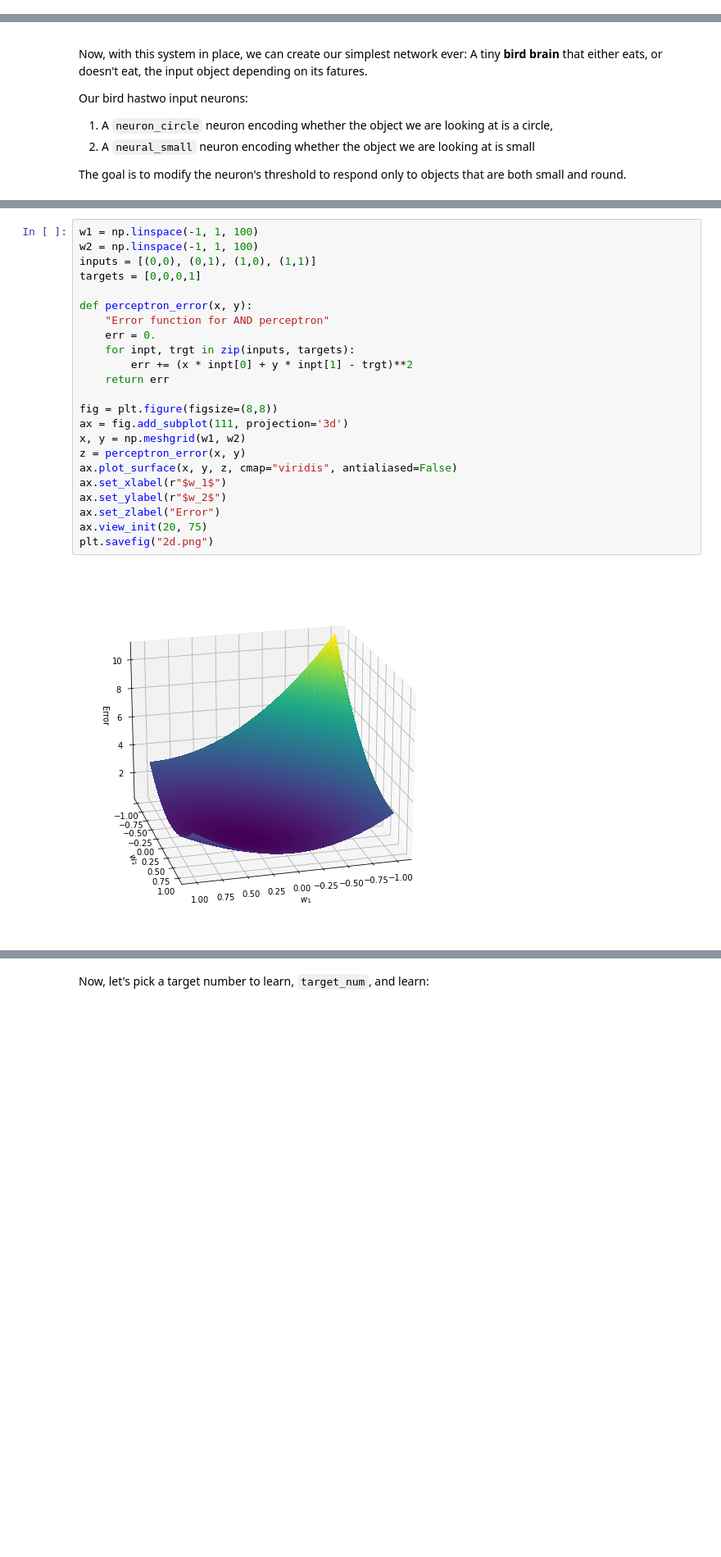
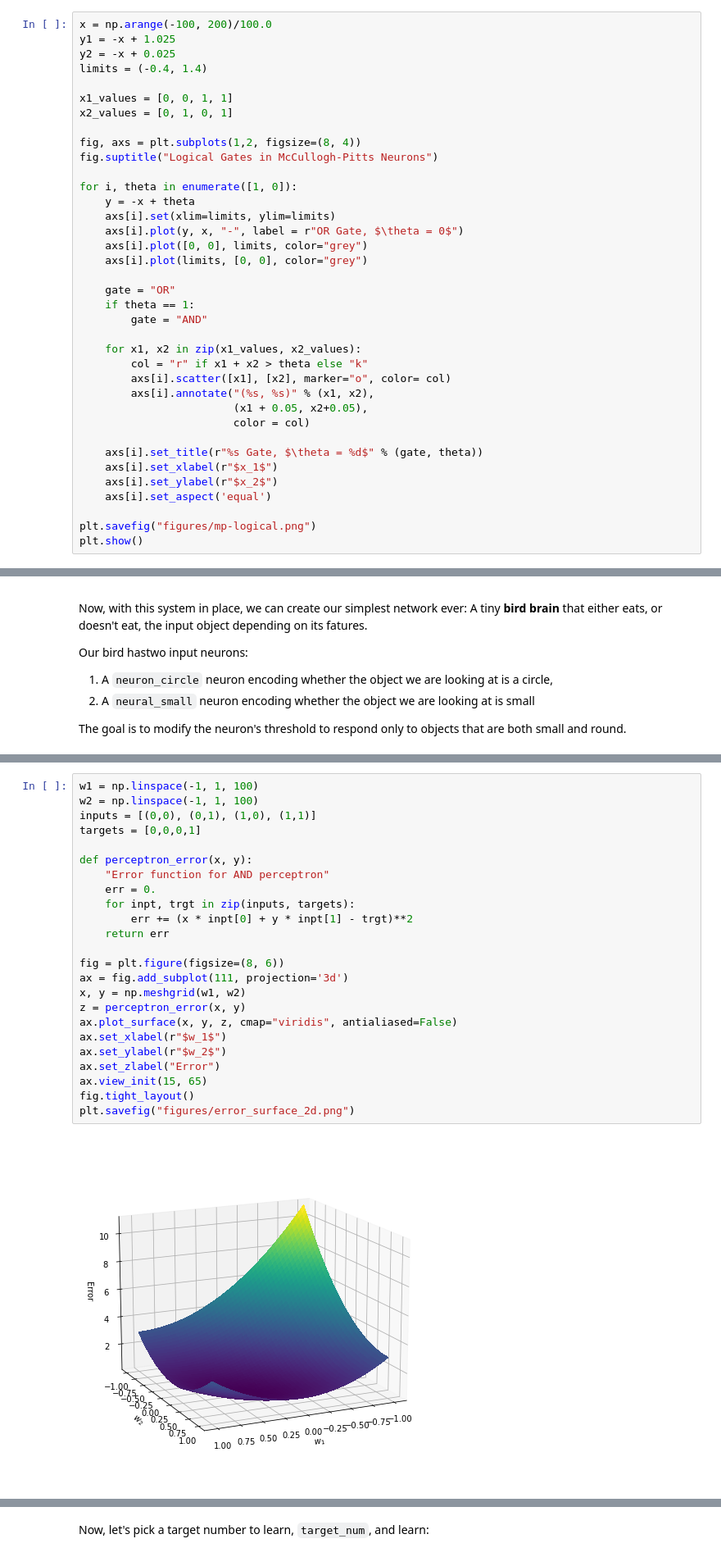
Before and after one commit to TheRealDrDre/CompCogNeuro, a Jupyter notebook: ANN/ANN_1.ipynb, the cells around one changed output, grey strips where cells are left out. Shown at 82% size. Cells and saved outputs as stored; diff of their text form; blank space fills up the shorter version.

```diff
--- a/ANN/ANN_1.ipynb
+++ b/ANN/ANN_1.ipynb
@@ -38,0 +44,37 @@ plt.show()
+# %%
+x = np.arange(-100, 200)/100.0
+y1 = -x + 1.025
+y2 = -x + 0.025
+limits = (-0.4, 1.4)
+
+x1_values = [0, 0, 1, 1]
+x2_values = [0, 1, 0, 1]
+
+fig, axs = plt.subplots(1,2, figsize=(8, 4))
+fig.suptitle("Logical Gates in McCullogh-Pitts Neurons")
+
+for i, theta in enumerate([1, 0]):
+    y = -x + theta
+    axs[i].set(xlim=limits, ylim=limits)
+    axs[i].plot(y, x, "-", label = r"OR Gate, $\theta = 0$")
+    axs[i].plot([0, 0], limits, color="grey")
+    axs[i].plot(limits, [0, 0], color="grey")
+
+    gate = "OR"
+    if theta == 1:
+        gate = "AND"
+
+    for x1, x2 in zip(x1_values, x2_values):
+        col = "r" if x1 + x2 > theta else "k"
+        axs[i].scatter([x1], [x2], marker="o", color= col)
+        axs[i].annotate("(%s, %s)" % (x1, x2),
+                        (x1 + 0.05, x2+0.05),
+                        color = col)
+
+    axs[i].set_title(r"%s Gate, $\theta = %d$" % (gate, theta))
+    axs[i].set_xlabel(r"$x_1$")
+    axs[i].set_ylabel(r"$x_2$")
+    axs[i].set_aspect('equal')
+
+plt.savefig("figures/mp-logical.png")
+plt.show()
@@ -113,25 +159,26 @@ As an example, we will learn how to create neurons that recognize simple numbers
 # %%
 w1 = np.linspace(-1, 1, 100)
 w2 = np.linspace(-1, 1, 100)
 inputs = [(0,0), (0,1), (1,0), (1,1)]
 targets = [0,0,0,1]
 
 def perceptron_error(x, y):
     "Error function for AND perceptron"
     err = 0.
     for inpt, trgt in zip(inputs, targets):
         err += (x * inpt[0] + y * inpt[1] - trgt)**2
     return err
 
-fig = plt.figure(figsize=(8,8))
+fig = plt.figure(figsize=(8, 6))
 ax = fig.add_subplot(111, projection='3d')
 x, y = np.meshgrid(w1, w2)
 z = perceptron_error(x, y)
 ax.plot_surface(x, y, z, cmap="viridis", antialiased=False)
 ax.set_xlabel(r"$w_1$")
 ax.set_ylabel(r"$w_2$")
 ax.set_zlabel("Error")
-ax.view_init(20, 75)
-plt.savefig("2d.png")
+ax.view_init(15, 65)
+fig.tight_layout()
+plt.savefig("figures/error_surface_2d.png")
 # %% [output]
-[figure, old version]
+[figure, new version]
```
Also changed, not shown: parts of 24 cells of this notebook, 5 other files.
